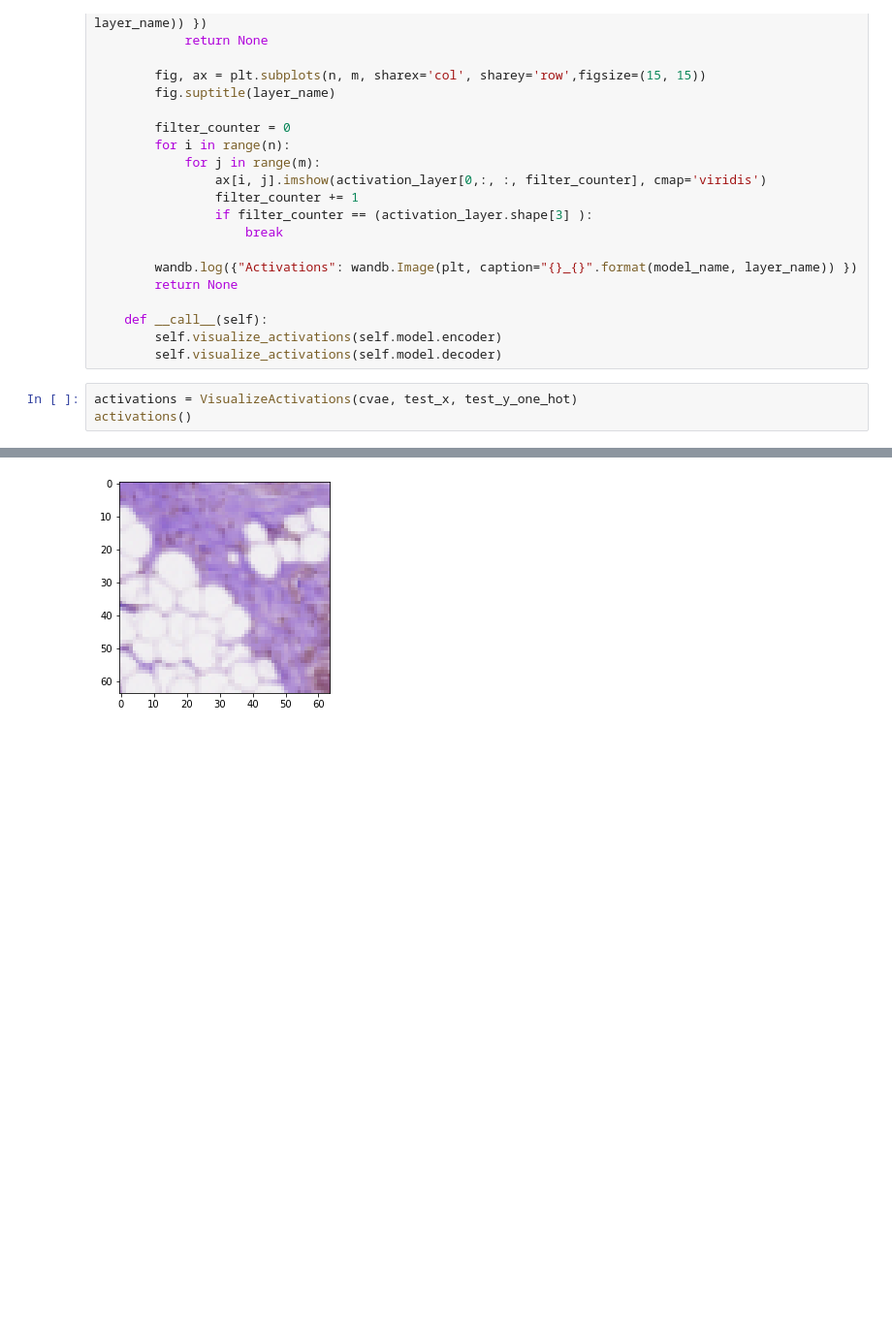
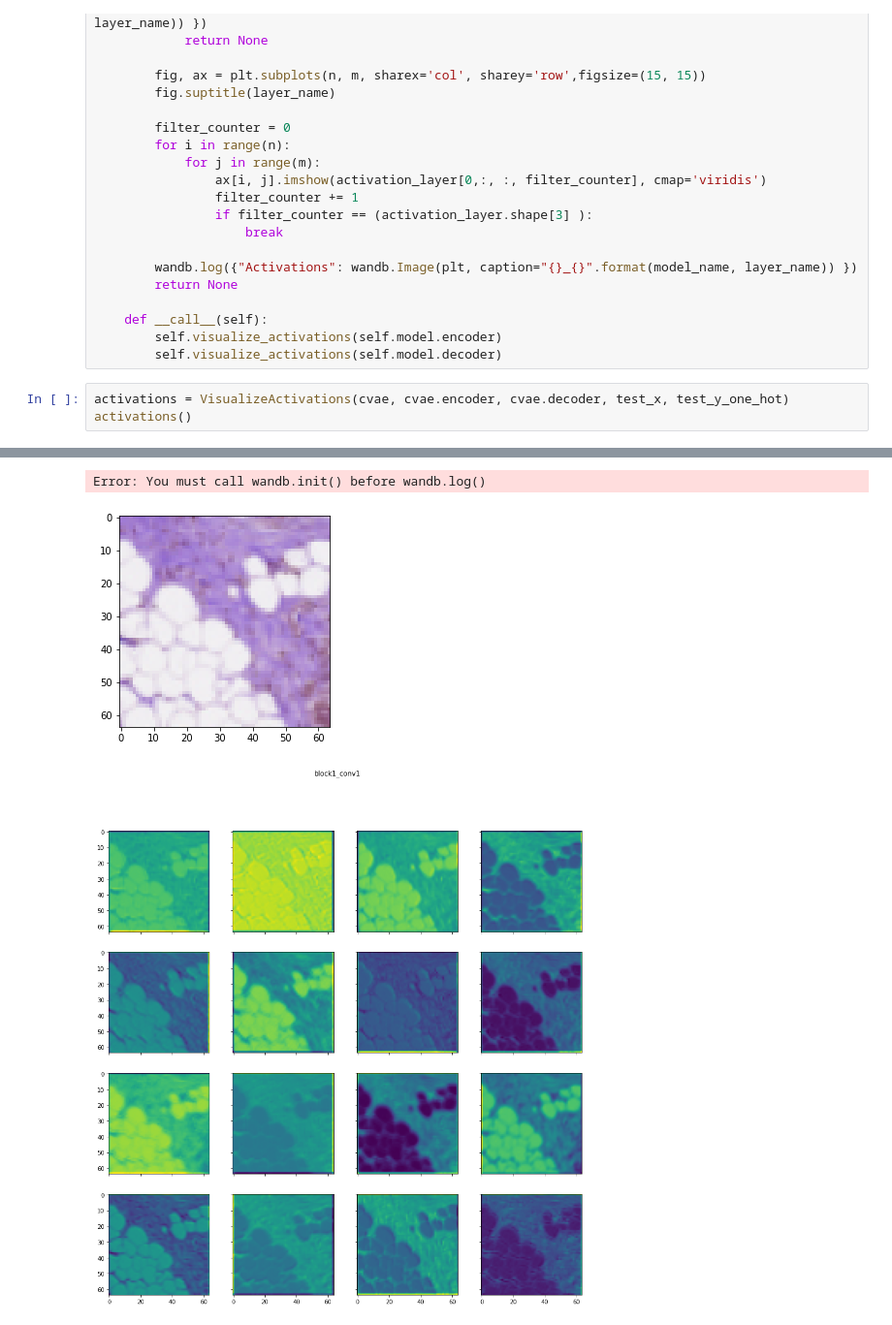
Before and after one commit to nderus/H-VAE, a Jupyter notebook: train.ipynb, the cells around one changed output, grey strips where cells are left out. Shown at 97% size. Saved outputs shown, nothing was run; the diff lists cells and outputs as text; blank space fills up the shorter version.

Commit message:
decoder output layer

```diff
--- a/train.ipynb
+++ b/train.ipynb
@@ -265,6 +265,6 @@ class VisualizeActivations():
         self.visualize_activations(self.model.encoder)
         self.visualize_activations(self.model.decoder)
 # %%
-activations = VisualizeActivations(cvae, test_x, test_y_one_hot)
+activations = VisualizeActivations(cvae, cvae.encoder, cvae.decoder, test_x, test_y_one_hot)
 activations()
 # %% [output]
@@ -272 +288,3 @@ ValueError: Graph disconnected: cannot obtain value for tensor KerasTensor(type_
+Error: You must call wandb.init() before wandb.log()
 [figure]
+[figure, added]
```
Also changed, not shown: parts of 4 cells of this notebook, 1 other file.
